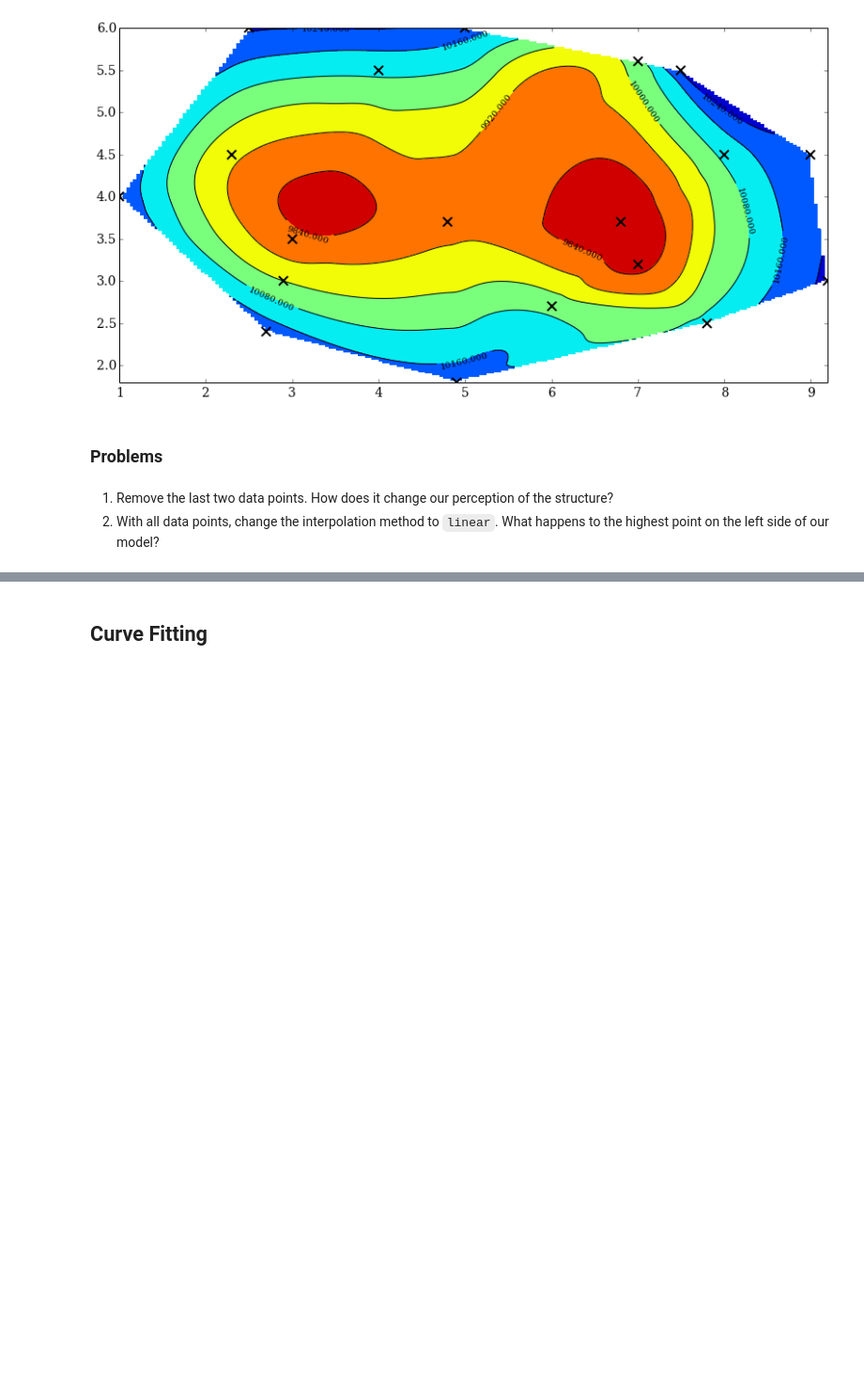
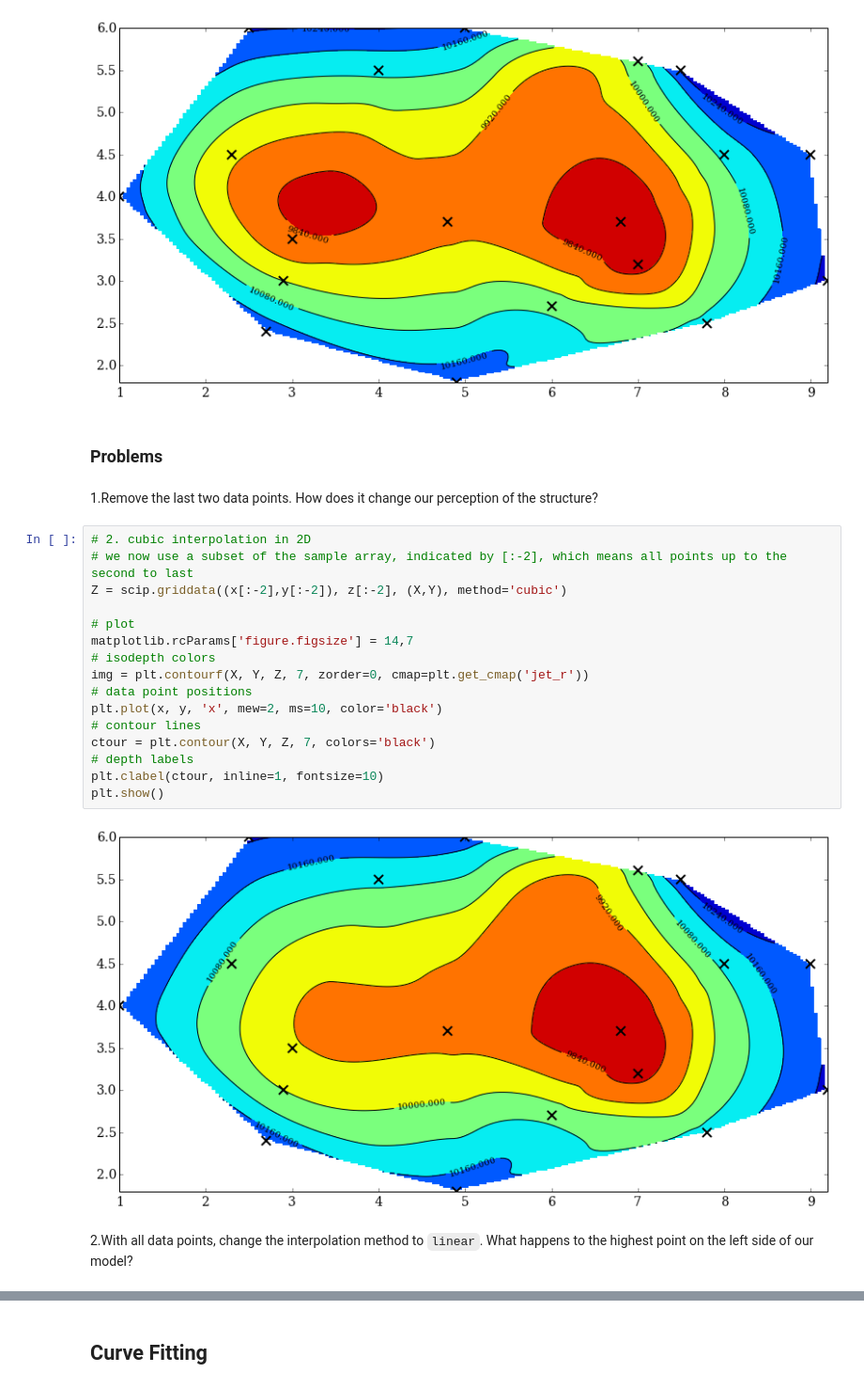
Before and after one commit to philippslang/nummet_I, a Jupyter notebook: CurvefittingInterpolation.ipynb, the cells around one changed output, grey strips where cells are left out. Shown at 94% size. Saved outputs shown, nothing was run; the diff lists cells and outputs as text; blank space fills up the shorter version.

```diff
--- a/CurvefittingInterpolation.ipynb
+++ b/CurvefittingInterpolation.ipynb
@@ -212,6 +216,25 @@ plt.show()
 [figure]
 # %% [markdown]
 ### Problems
+# %% [markdown]
+1.Remove the last two data points. How does it change our perception of the structure?
+# %%
+# 2. cubic interpolation in 2D
+# we now use a subset of the sample array, indicated by [:-2], which means all points up to the second to last
+Z = scip.griddata((x[:-2],y[:-2]), z[:-2], (X,Y), method='cubic')
+
+# plot
+matplotlib.rcParams['figure.figsize'] = 14,7
+# isodepth colors
+img = plt.contourf(X, Y, Z, 7, zorder=0, cmap=plt.get_cmap('jet_r'))
+# data point positions
+plt.plot(x, y, 'x', mew=2, ms=10, color='black')
+# contour lines
+ctour = plt.contour(X, Y, Z, 7, colors='black')
+# depth labels
+plt.clabel(ctour, inline=1, fontsize=10)
+plt.show()
+# %% [output]
+[figure, added]
 # %% [markdown]
-1.  Remove the last two data points. How does it change our perception of the structure?
-2.  With all data points, change the interpolation method to `linear`. What happens to the highest point on the left side of our model?
+2.With all data points, change the interpolation method to `linear`. What happens to the highest point on the left side of our model?
```
Also changed, not shown: parts of 7 cells of this notebook.
